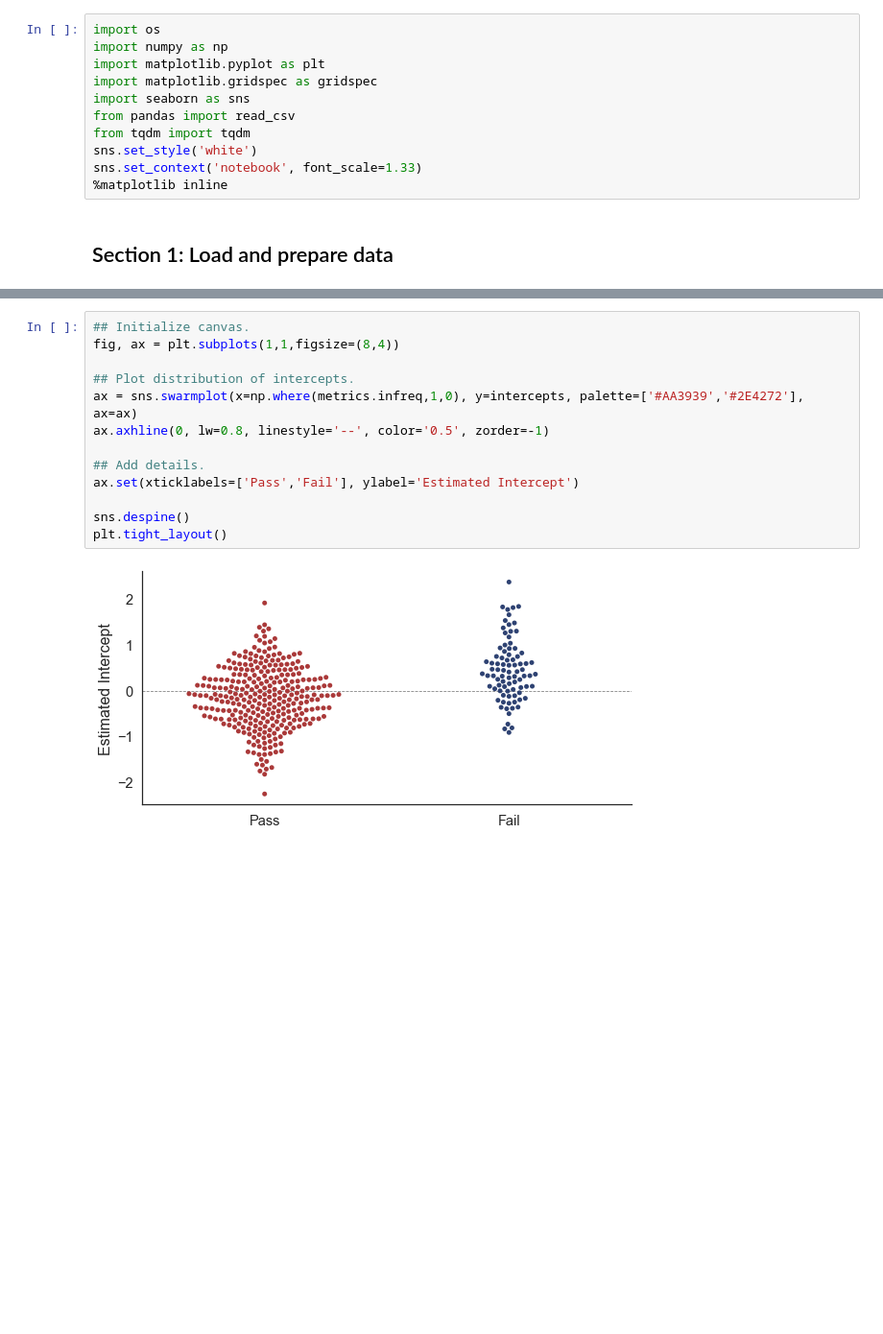
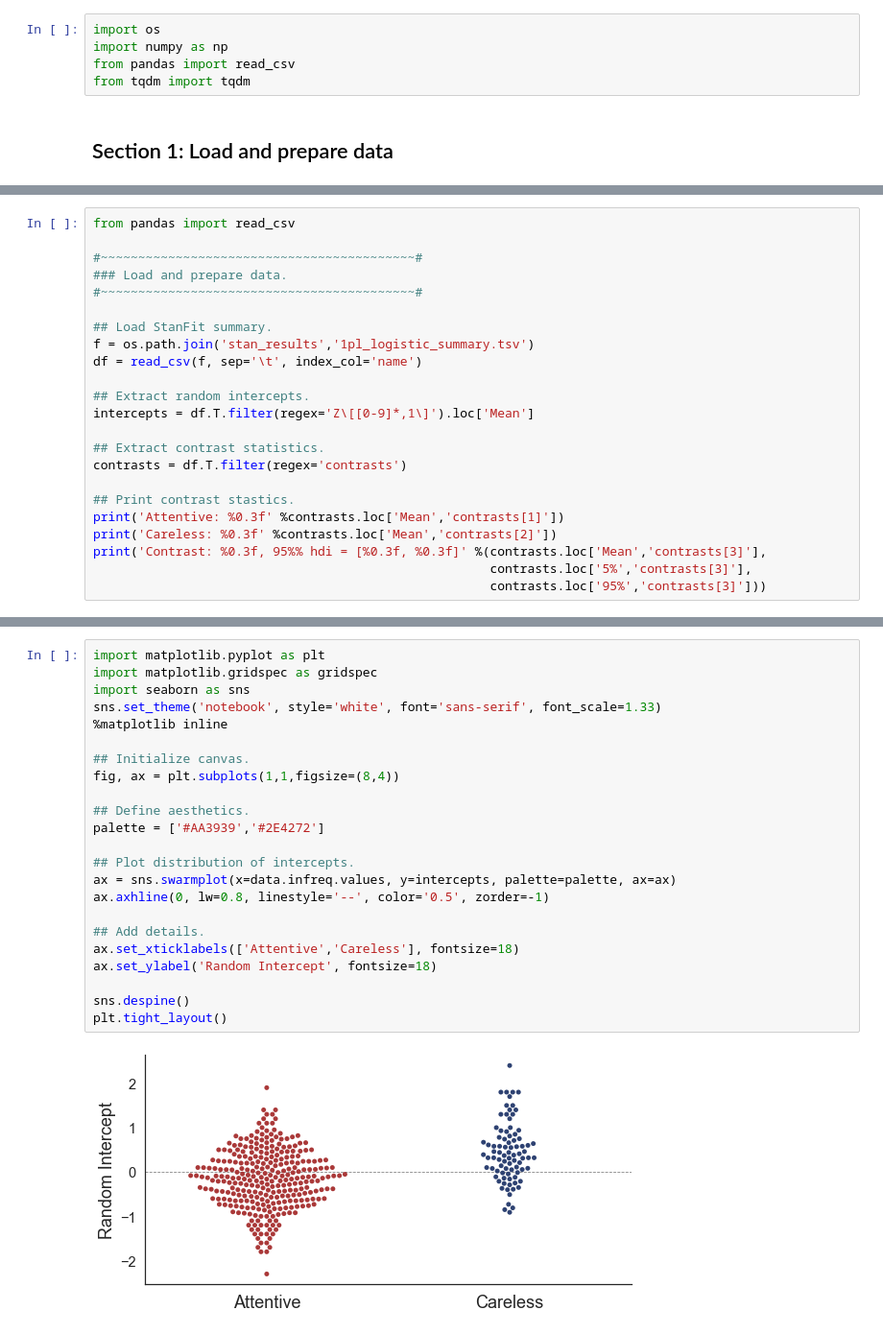
Before and after one commit to nivlab/sciops, a Jupyter notebook: analysis/results_02c.ipynb, the cells around one changed output, grey strips where cells are left out. Shown at 96% size. Saved outputs shown, nothing was run; the diff lists cells and outputs as text; blank space fills up the shorter version.

```diff
--- a/analysis/results_02c.ipynb
+++ b/analysis/results_02c.ipynb
@@ -3,13 +3,7 @@
 # %%
 import os
 import numpy as np
-import matplotlib.pyplot as plt
-import matplotlib.gridspec as gridspec
-import seaborn as sns
 from pandas import read_csv
 from tqdm import tqdm
-sns.set_style('white')
-sns.set_context('notebook', font_scale=1.33)
-%matplotlib inline
 # %% [markdown]
 ## Section 1: Load and prepare data
@@ -209,0 +195,23 @@ intercepts = stan_results.filter(regex='Z\[[0-9]*,1\]').median().values
+# %%
+from pandas import read_csv
+
+#~~~~~~~~~~~~~~~~~~~~~~~~~~~~~~~~~~~~~~~~~~#
+### Load and prepare data.
+#~~~~~~~~~~~~~~~~~~~~~~~~~~~~~~~~~~~~~~~~~~#
+
+## Load StanFit summary.
+f = os.path.join('stan_results','1pl_logistic_summary.tsv')
+df = read_csv(f, sep='\t', index_col='name')
+
+## Extract random intercepts.
+intercepts = df.T.filter(regex='Z\[[0-9]*,1\]').loc['Mean']
+
+## Extract contrast statistics.
+contrasts = df.T.filter(regex='contrasts')
+
+## Print contrast stastics.
+print('Attentive: %0.3f' %contrasts.loc['Mean','contrasts[1]'])
+print('Careless: %0.3f' %contrasts.loc['Mean','contrasts[2]'])
+print('Contrast: %0.3f, 95%% hdi = [%0.3f, %0.3f]' %(contrasts.loc['Mean','contrasts[3]'],
+                                                     contrasts.loc['5%','contrasts[3]'],
+                                                     contrasts.loc['95%','contrasts[3]']))
@@ -210,15 +224,25 @@ intercepts = stan_results.filter(regex='Z\[[0-9]*,1\]').median().values
 # %%
+import matplotlib.pyplot as plt
+import matplotlib.gridspec as gridspec
+import seaborn as sns
+sns.set_theme('notebook', style='white', font='sans-serif', font_scale=1.33)
+%matplotlib inline
+
 ## Initialize canvas.
 fig, ax = plt.subplots(1,1,figsize=(8,4))
 
+## Define aesthetics.
+palette = ['#AA3939','#2E4272']
+
 ## Plot distribution of intercepts.
-ax = sns.swarmplot(x=np.where(metrics.infreq,1,0), y=intercepts, palette=['#AA3939','#2E4272'], ax=ax)
+ax = sns.swarmplot(x=data.infreq.values, y=intercepts, palette=palette, ax=ax)
 ax.axhline(0, lw=0.8, linestyle='--', color='0.5', zorder=-1)
 
 ## Add details.
-ax.set(xticklabels=['Pass','Fail'], ylabel='Estimated Intercept')
+ax.set_xticklabels(['Attentive','Careless'], fontsize=18)
+ax.set_ylabel('Random Intercept', fontsize=18)
 
 sns.despine()
 plt.tight_layout()
 # %% [output]
-[figure, old version]
+[figure, new version]
```
Also changed, not shown: parts of 18 cells of this notebook, 4 other files.
